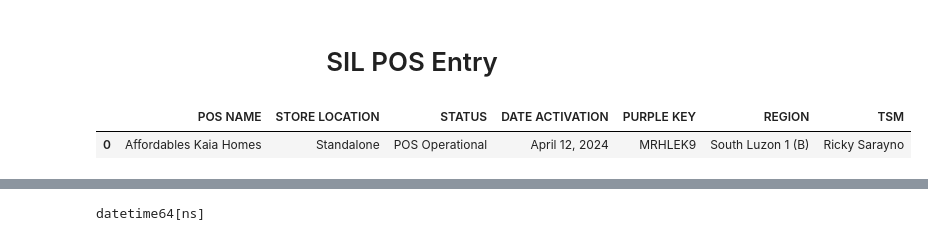
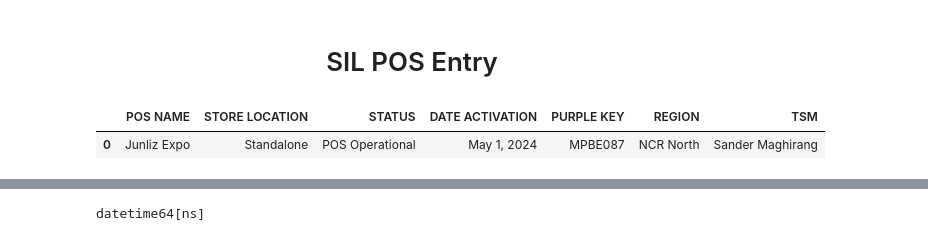
Before and after one commit to dchakroborti-tonik/POS_Addition, a Jupyter notebook: Notebook/Pos_mapping.ipynb, the cells around one changed output, grey strips where cells are left out. Drawn from its saved outputs; the diff is of its cells as text; code cells hidden in the pictures.

```diff
--- a/Notebook/Pos_mapping.ipynb
+++ b/Notebook/Pos_mapping.ipynb
@@ -14,11 +14,11 @@ path = r"C:\Users\DwaipayanChakroborti\AppData\Roaming\gcloud\legacy_credentials
 os.environ["GOOGLE_APPLICATION_CREDENTIALS"] = path
 client = bigquery.Client(project="prj-prod-dataplatform")
 # %%
-df = pd.read_csv(r"D:\OneDrive - Tonik Financial Pte Ltd\MyStuff\SIL Sales\Shin Nebria\SIL_Posadd_20240412.csv")
+df = pd.read_csv(r"C:\Users\DwaipayanChakroborti\OneDrive - Tonik Financial Pte Ltd\MyStuff\SIL Sales\Shin Nebria\POS_Addition\Data\SIL_Posadd_20240502.csv")
 df
 # %% [output]
 |  | POS NAME | STORE LOCATION | STATUS | DATE ACTIVATION | PURPLE KEY | REGION | TSM |
-| 0 | Affordables Kaia Homes | Standalone | POS Operational | April 12, 2024 | MRHLEK9 | South Luzon 1 (B) | Ricky Sarayno |
+| 0 | Junliz Expo | Standalone | POS Operational | May 1, 2024 | MPBE087 | NCR North | Sander Maghirang |
 # %%
 # Mapping function to apply conditions
 def map_brand_category(x):
```
Also changed, not shown: parts of 24 cells of this notebook, 4 other files.
